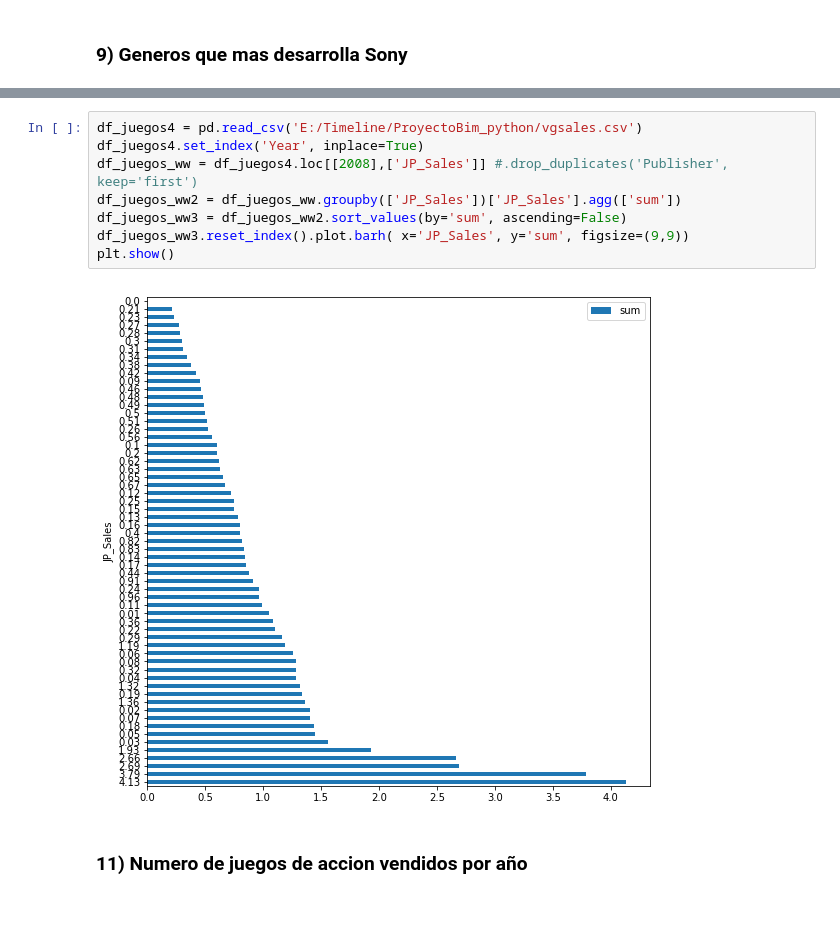
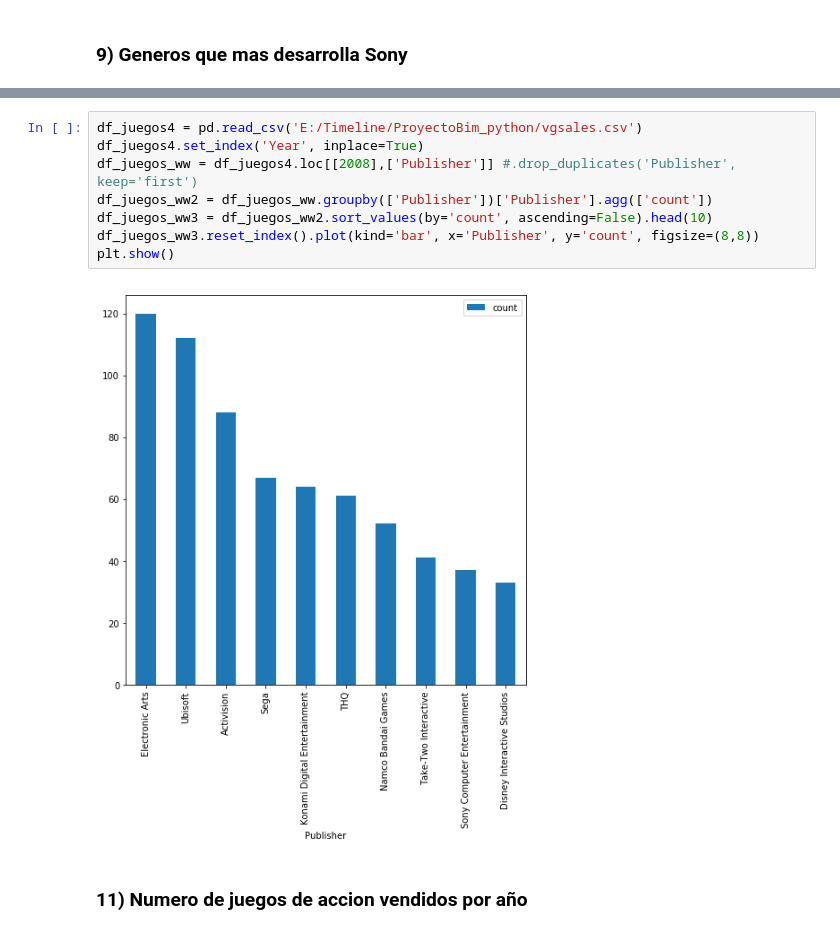
Before and after one commit to 2019-a-gr1-python/py-defaz-guachamin.cristian-vinicio, a Jupyter notebook: Analisis_IB_Python/AnalisisDatos_Python_IB.ipynb, the cells around one changed output, grey strips where cells are left out. Cells and saved outputs as stored; diff of their text form.

```diff
--- a/Analisis_IB_Python/AnalisisDatos_Python_IB.ipynb
+++ b/Analisis_IB_Python/AnalisisDatos_Python_IB.ipynb
@@ -158,13 +146,13 @@ plt.show()
 # %%
 df_juegos4 = pd.read_csv('E:/Timeline/ProyectoBim_python/vgsales.csv')
 df_juegos4.set_index('Year', inplace=True)
-df_juegos_ww = df_juegos4.loc[[2008],['JP_Sales']] #.drop_duplicates('Publisher', keep='first')
-df_juegos_ww2 = df_juegos_ww.groupby(['JP_Sales'])['JP_Sales'].agg(['sum'])
-df_juegos_ww3 = df_juegos_ww2.sort_values(by='sum', ascending=False)
-df_juegos_ww3.reset_index().plot.barh( x='JP_Sales', y='sum', figsize=(9,9))
+df_juegos_ww = df_juegos4.loc[[2008],['Publisher']] #.drop_duplicates('Publisher', keep='first')
+df_juegos_ww2 = df_juegos_ww.groupby(['Publisher'])['Publisher'].agg(['count'])
+df_juegos_ww3 = df_juegos_ww2.sort_values(by='count', ascending=False).head(10)
+df_juegos_ww3.reset_index().plot(kind='bar', x='Publisher', y='count', figsize=(8,8))
 plt.show()
 # %% [output]
-[figure, old version]
+[figure, new version]
 # %% [markdown]
 ### 11) Numero de juegos de accion vendidos por año
 # %%
```
Also changed, not shown: parts of 18 cells of this notebook.
